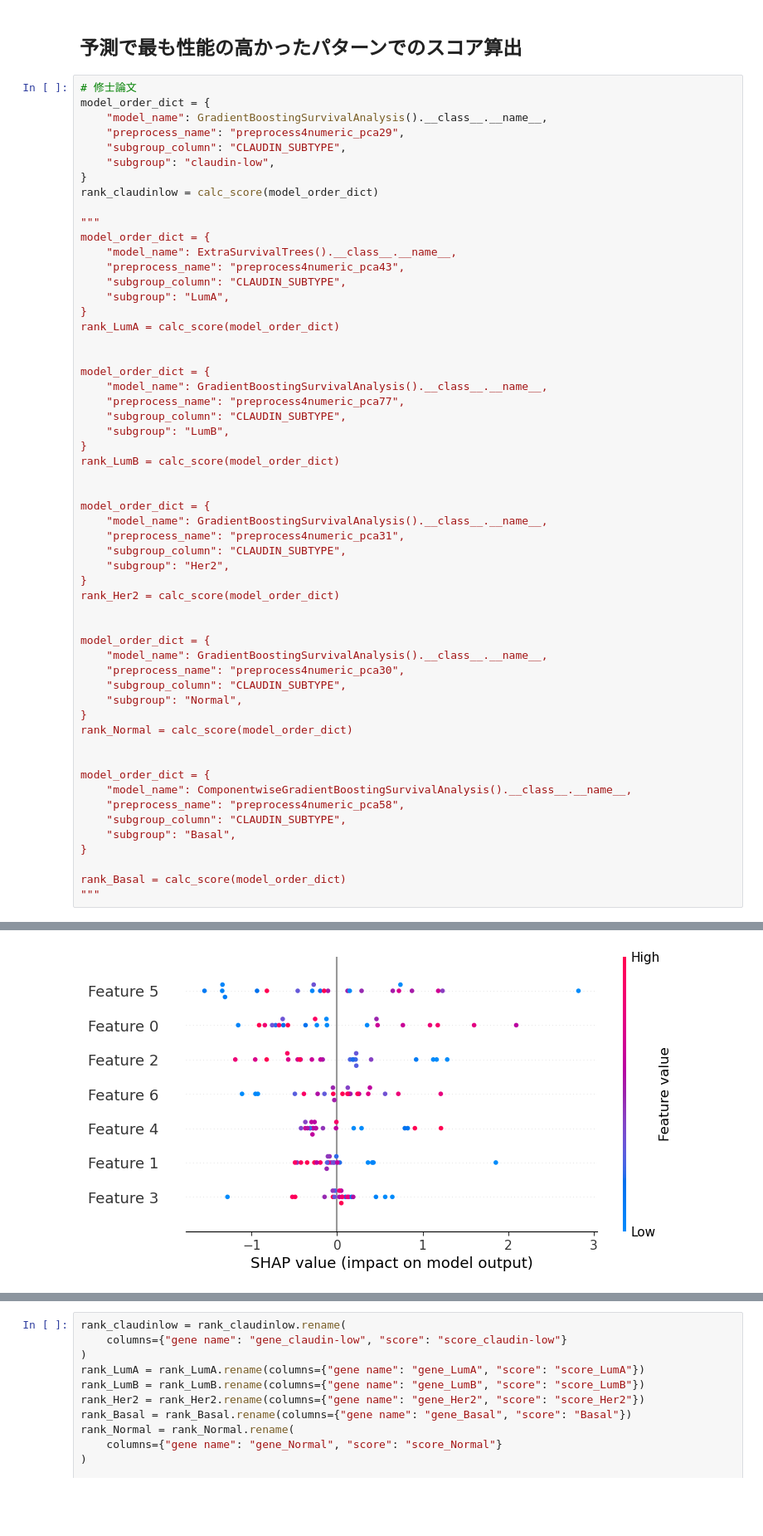
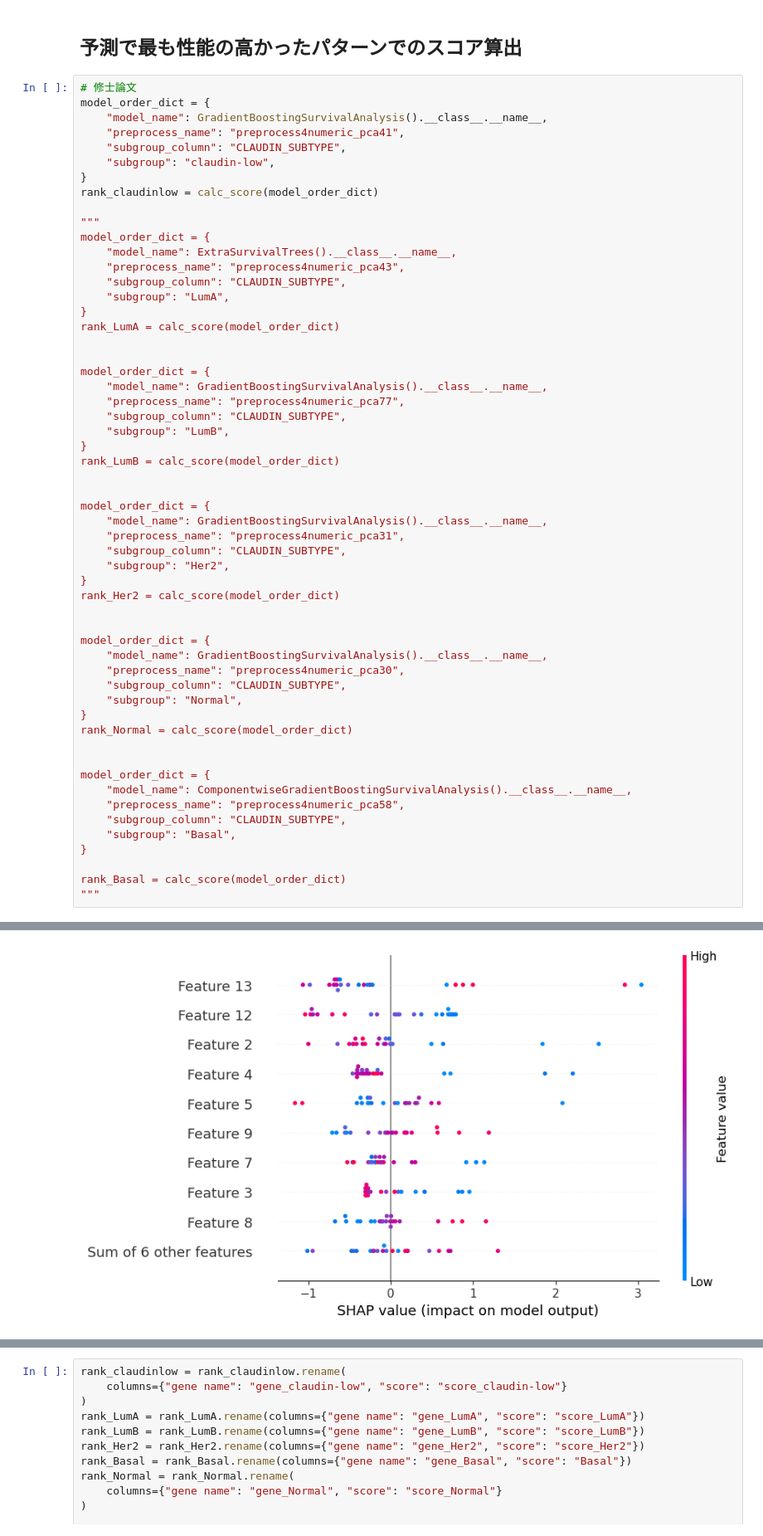
Before and after one commit to uga7643/breast_cancer_analytics, a Jupyter notebook: notebooks/5-explain_models_RFS (numeric)-Copy1.ipynb, the cells around one changed output, grey strips where cells are left out. Shown: that part at 83% size. Saved outputs shown, nothing was run; the diff lists cells and outputs as text; blank space fills up the shorter version.

```diff
--- a/notebooks/5-explain_models_RFS (numeric)-Copy1.ipynb
+++ b/notebooks/5-explain_models_RFS (numeric)-Copy1.ipynb
@@ -207,7 +280,7 @@ def calc_score(
 # 修士論文
 model_order_dict = {
     "model_name": GradientBoostingSurvivalAnalysis().__class__.__name__,
-    "preprocess_name": "preprocess4numeric_pca29",
+    "preprocess_name": "preprocess4numeric_pca41",
     "subgroup_column": "CLAUDIN_SUBTYPE",
     "subgroup": "claudin-low",
 }
@@ -263 +342 @@ rank_Basal = calc_score(model_order_dict)
-[figure, old version]
+[figure, new version]
```
Also changed, not shown: parts of 5 cells of this notebook, 3 other files.
